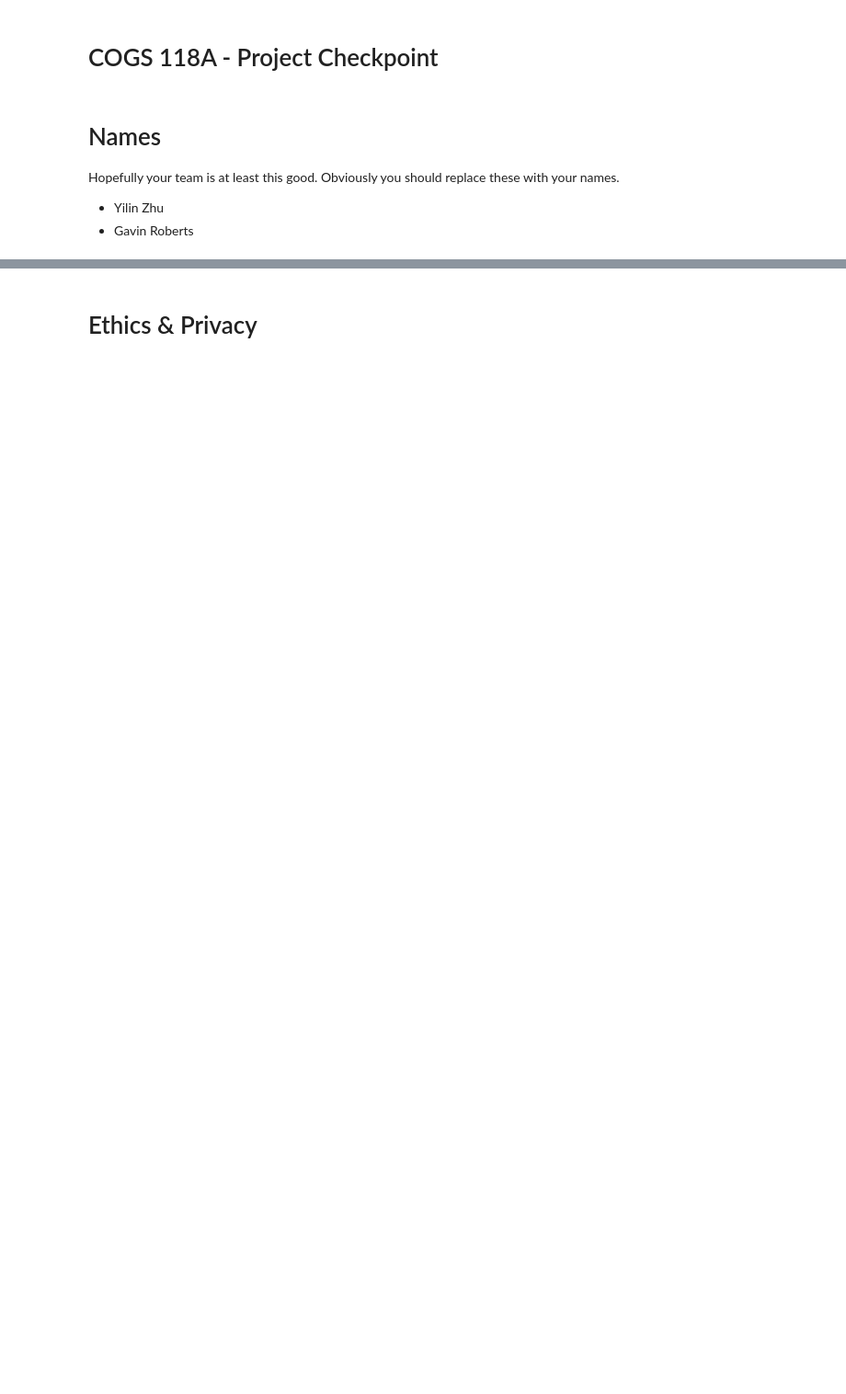
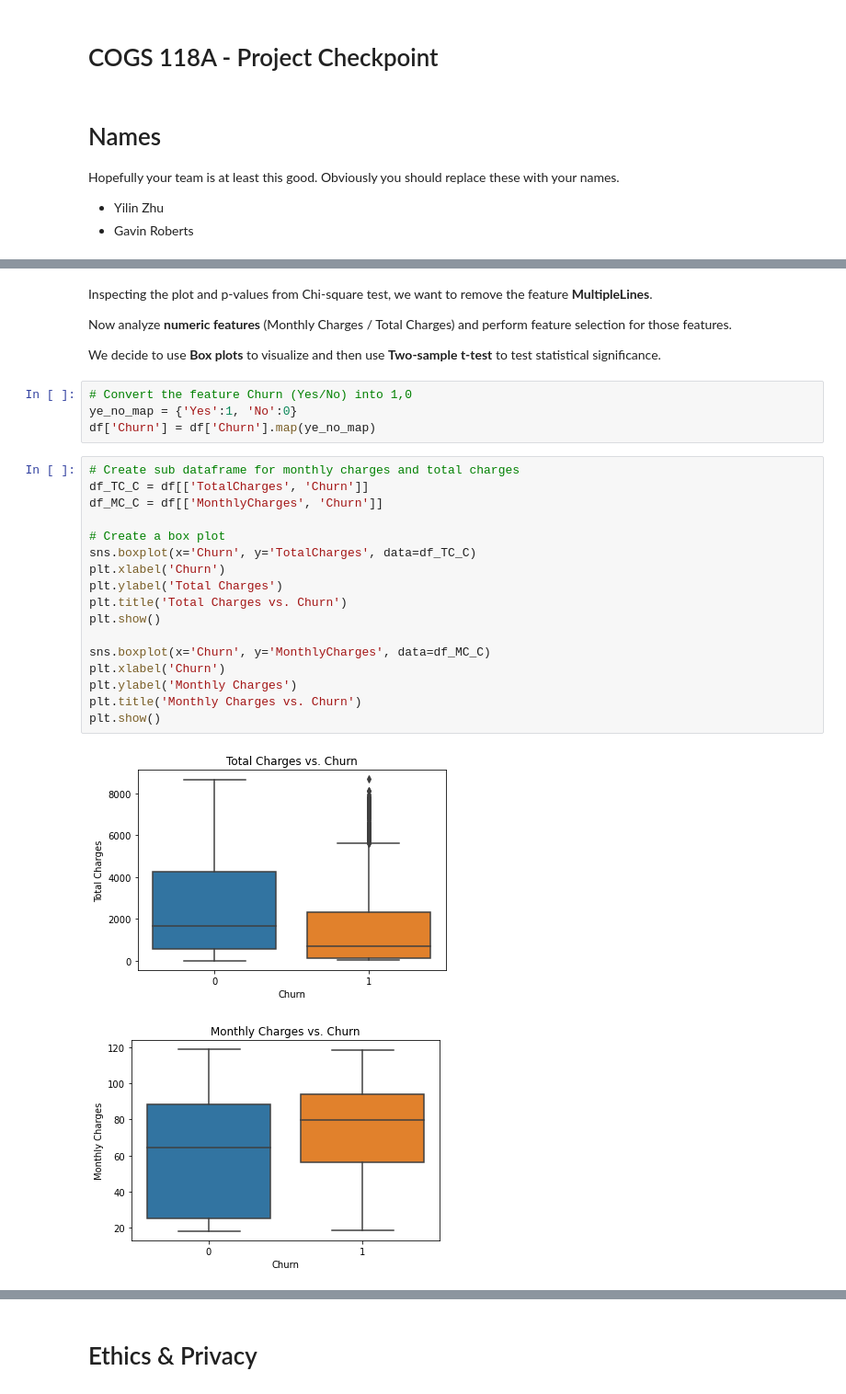
Before and after one commit to COGS118A/Group014-SP23, a Jupyter notebook: Checkpoint_Group014-SP23.ipynb, the cells around one changed output, grey strips where cells are left out. Shown at 92% size. Drawn from its saved outputs; the diff is of its cells as text; blank space fills up the shorter version.

```diff
--- a/Checkpoint_Group014-SP23.ipynb
+++ b/Checkpoint_Group014-SP23.ipynb
@@ -66,0 +400,30 @@ Examples would include:
+# %% [markdown]
+Inspecting the plot and p-values from Chi-square test, we want to remove the feature **MultipleLines**.
+
+Now analyze **numeric features** (Monthly Charges / Total Charges) and perform feature selection for those features.
+
+We decide to use **Box plots** to visualize and then use **Two-sample t-test** to test statistical significance.
+# %%
+# Convert the feature Churn (Yes/No) into 1,0
+ye_no_map = {'Yes':1, 'No':0}
+df['Churn'] = df['Churn'].map(ye_no_map)
+# %%
+# Create sub dataframe for monthly charges and total charges
+df_TC_C = df[['TotalCharges', 'Churn']]
+df_MC_C = df[['MonthlyCharges', 'Churn']]
+
+# Create a box plot
+sns.boxplot(x='Churn', y='TotalCharges', data=df_TC_C)
+plt.xlabel('Churn')
+plt.ylabel('Total Charges')
+plt.title('Total Charges vs. Churn')
+plt.show()
+
+sns.boxplot(x='Churn', y='MonthlyCharges', data=df_MC_C)
+plt.xlabel('Churn')
+plt.ylabel('Monthly Charges')
+plt.title('Monthly Charges vs. Churn')
+plt.show()
+# %% [output]
+[figure, added]
+[figure, added]
```
Also changed, not shown: parts of 60 cells of this notebook, 1 other file.
